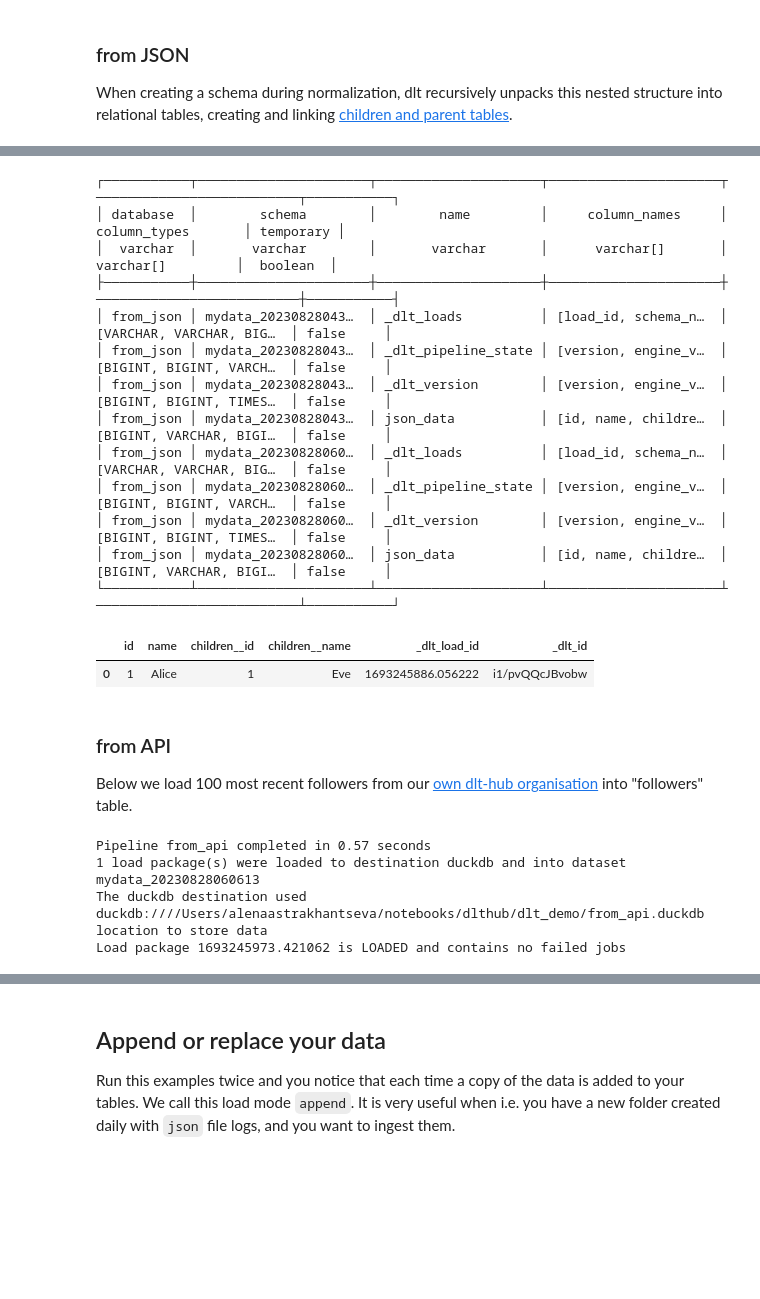
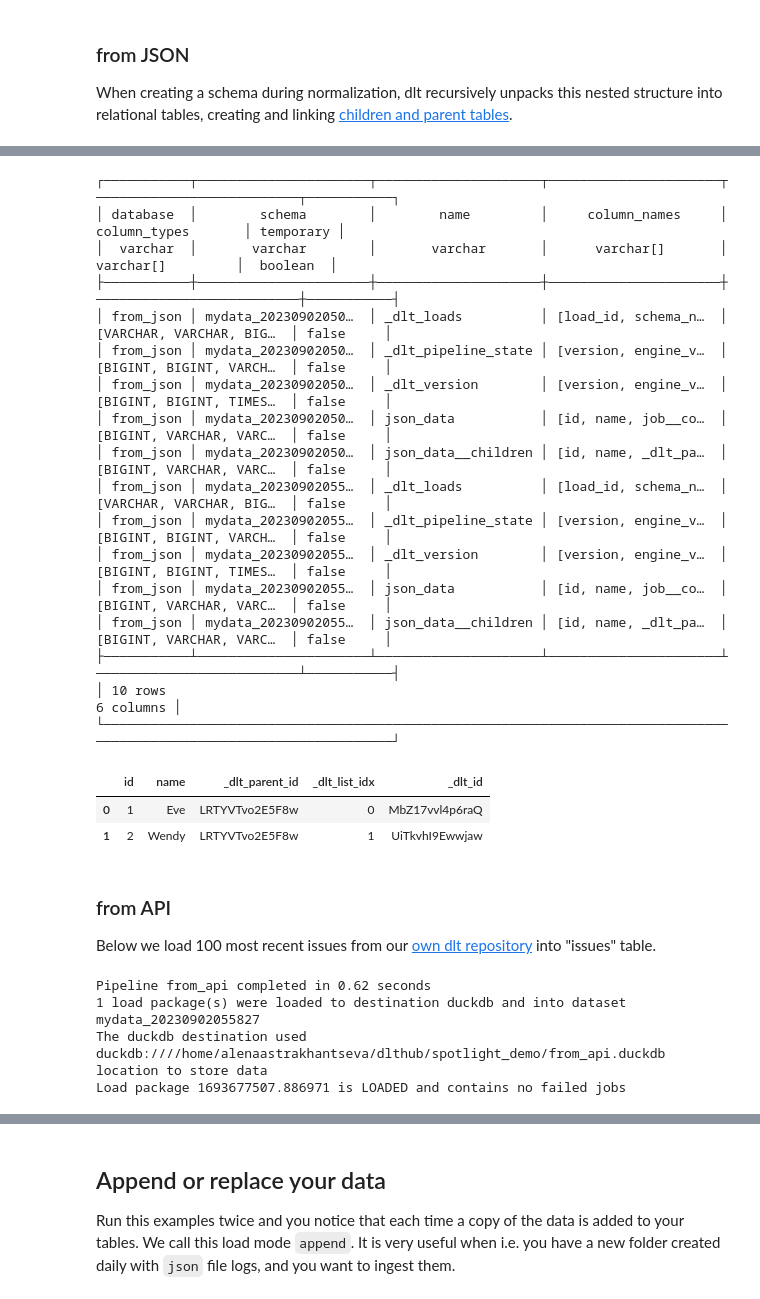
Before and after one commit to AstrakhantsevaAA/spotlight_demo, a Jupyter notebook: dlt_demo.ipynb, the cells around one changed output, grey strips where cells are left out. Saved outputs shown, nothing was run; the diff lists cells and outputs as text; code cells hidden in the pictures; blank space fills up the shorter version.

```diff
--- a/dlt_demo.ipynb
+++ b/dlt_demo.ipynb
@@ -159,40 +147,46 @@ Load package 1693245886.056222 is LOADED and contains no failed jobs
 # %%
 import duckdb
 
 conn = duckdb.connect(f"{pipeline.pipeline_name}.duckdb")
 conn.sql(f"SET search_path = '{pipeline.dataset_name}'")
 display(conn.sql("DESCRIBE"))
-data_table = conn.sql("SELECT * FROM json_data").df()
+data_table = conn.sql("SELECT * FROM json_data__children").df()
 data_table
 # %% [output]
 ┌───────────┬──────────────────────┬─────────────────────┬──────────────────────┬──────────────────────────┬───────────┐
 │ database  │        schema        │        name         │     column_names     │       column_types       │ temporary │
 │  varchar  │       varchar        │       varchar       │      varchar[]       │        varchar[]         │  boolean  │
 ├───────────┼──────────────────────┼─────────────────────┼──────────────────────┼──────────────────────────┼───────────┤
-│ from_json │ mydata_20230828043…  │ _dlt_loads          │ [load_id, schema_n…  │ [VARCHAR, VARCHAR, BIG…  │ false     │
-│ from_json │ mydata_20230828043…  │ _dlt_pipeline_state │ [version, engine_v…  │ [BIGINT, BIGINT, VARCH…  │ false     │
-│ from_json │ mydata_20230828043…  │ _dlt_version        │ [version, engine_v…  │ [BIGINT, BIGINT, TIMES…  │ false     │
-│ from_json │ mydata_20230828043…  │ json_data           │ [id, name, childre…  │ [BIGINT, VARCHAR, BIGI…  │ false     │
-│ from_json │ mydata_20230828060…  │ _dlt_loads          │ [load_id, schema_n…  │ [VARCHAR, VARCHAR, BIG…  │ false     │
-│ from_json │ mydata_20230828060…  │ _dlt_pipeline_state │ [version, engine_v…  │ [BIGINT, BIGINT, VARCH…  │ false     │
-│ from_json │ mydata_20230828060…  │ _dlt_version        │ [version, engine_v…  │ [BIGINT, BIGINT, TIMES…  │ false     │
-│ from_json │ mydata_20230828060…  │ json_data           │ [id, name, childre…  │ [BIGINT, VARCHAR, BIGI…  │ false     │
-└───────────┴──────────────────────┴─────────────────────┴──────────────────────┴──────────────────────────┴───────────┘
+│ from_json │ mydata_20230902050…  │ _dlt_loads          │ [load_id, schema_n…  │ [VARCHAR, VARCHAR, BIG…  │ false     │
+│ from_json │ mydata_20230902050…  │ _dlt_pipeline_state │ [version, engine_v…  │ [BIGINT, BIGINT, VARCH…  │ false     │
+│ from_json │ mydata_20230902050…  │ _dlt_version        │ [version, engine_v…  │ [BIGINT, BIGINT, TIMES…  │ false     │
+│ from_json │ mydata_20230902050…  │ json_data           │ [id, name, job__co…  │ [BIGINT, VARCHAR, VARC…  │ false     │
+│ from_json │ mydata_20230902050…  │ json_data__children │ [id, name, _dlt_pa…  │ [BIGINT, VARCHAR, VARC…  │ false     │
+│ from_json │ mydata_20230902055…  │ _dlt_loads          │ [load_id, schema_n…  │ [VARCHAR, VARCHAR, BIG…  │ false     │
+│ from_json │ mydata_20230902055…  │ _dlt_pipeline_state │ [version, engine_v…  │ [BIGINT, BIGINT, VARCH…  │ false     │
+│ from_json │ mydata_20230902055…  │ _dlt_version        │ [version, engine_v…  │ [BIGINT, BIGINT, TIMES…  │ false     │
+│ from_json │ mydata_20230902055…  │ json_data           │ [id, name, job__co…  │ [BIGINT, VARCHAR, VARC…  │ false     │
+│ from_json │ mydata_20230902055…  │ json_data__children │ [id, name, _dlt_pa…  │ [BIGINT, VARCHAR, VARC…  │ false     │
+├───────────┴──────────────────────┴─────────────────────┴──────────────────────┴──────────────────────────┴───────────┤
+│ 10 rows                                                                                                    6 columns │
+└──────────────────────────────────────────────────────────────────────────────────────────────────────────────────────┘
-|  | id | name | children__id | children__name | _dlt_load_id | _dlt_id |
-| 0 | 1 | Alice | 1 | Eve | 1693245886.056222 | i1/pvQQcJBvobw |
+|  | id | name | _dlt_parent_id | _dlt_list_idx | _dlt_id |
+| 0 | 1 | Eve | LRTYVTvo2E5F8w | 0 | MbZ17vvl4p6raQ |
+| 1 | 2 | Wendy | LRTYVTvo2E5F8w | 1 | UiTkvhI9Ewwjaw |
 # %% [markdown]
 ### from API
 
-Below we load 100 most recent followers from our [own dlt-hub organisation](https://github.com/dlt-hub/dlt) into "followers" table.
+Below we load 100 most recent issues from our [own dlt repository](https://github.com/dlt-hub/dlt) into "issues" table.
 # %%
 import dlt
 import requests
 
 
-# url to request dlt-hub followers
-url = f"https://api.github.com/users/dlt-hub/followers"
-# make the request and return the json
-data = requests.get(url).json()
+# url to request dlt-hub/dlt issues
+url = "https://api.github.com/repos/dlt-hub/dlt/issues"
+# make the request and check if succeeded
+response = requests.get(url)
+response.raise_for_status()
 
 pipeline = dlt.pipeline(
 	pipeline_name='from_api',
@@ -200,13 +194,13 @@ pipeline = dlt.pipeline(
 	dataset_name='mydata',
     full_refresh=True,
 )
-load_info = pipeline.run(data, table_name="followers")
+load_info = pipeline.run(response.json(), table_name="issues")
 print(load_info)
 # %% [output]
-Pipeline from_api completed in 0.57 seconds
-1 load package(s) were loaded to destination duckdb and into dataset mydata_20230828060613
-The duckdb destination used duckdb:////Users/alenaastrakhantseva/notebooks/dlthub/dlt_demo/from_api.duckdb location to store data
-Load package 1693245973.421062 is LOADED and contains no failed jobs
+Pipeline from_api completed in 0.62 seconds
+1 load package(s) were loaded to destination duckdb and into dataset mydata_20230902055827
+The duckdb destination used duckdb:////home/alenaastrakhantseva/dlthub/spotlight_demo/from_api.duckdb location to store data
+Load package 1693677507.886971 is LOADED and contains no failed jobs
 # %%
 import duckdb
 
```
Also changed, not shown: parts of 33 cells of this notebook, 4 other files.
